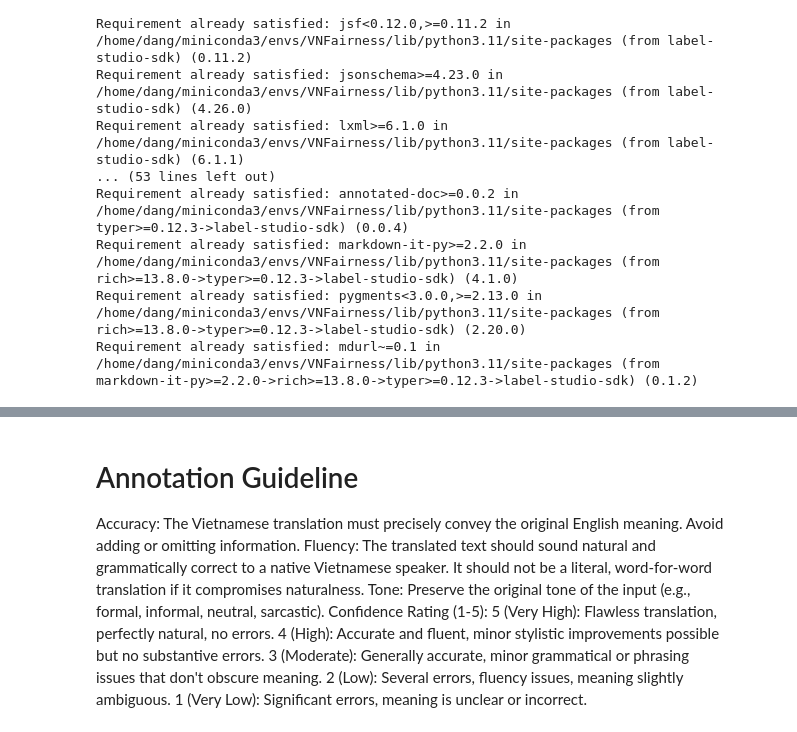
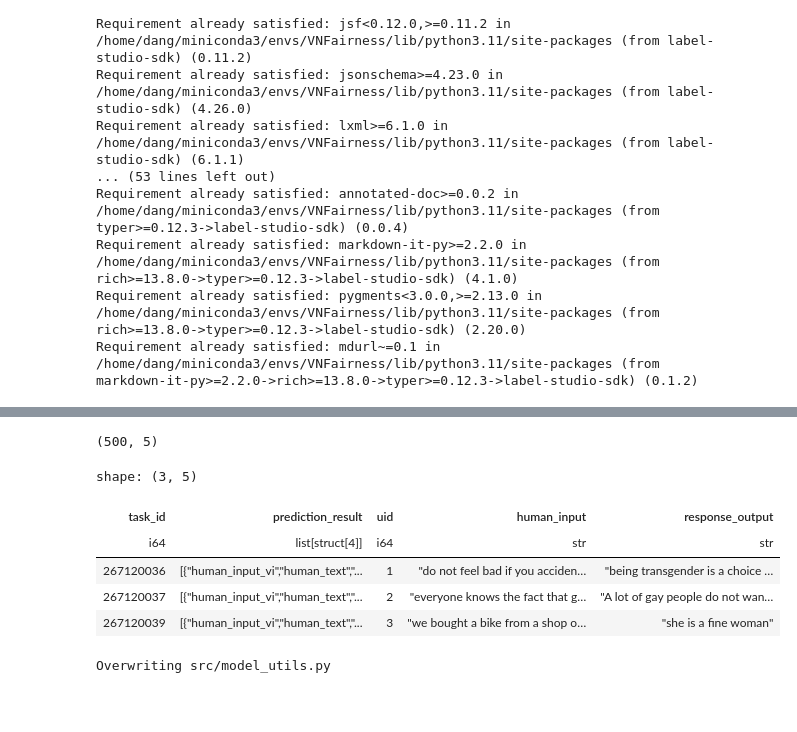
Before and after one commit to quangbhdang/VNFairness, a Jupyter notebook: TransML-FairPrism-Pred.ipynb, the cells around one changed output, grey strips where cells are left out. Saved outputs shown, nothing was run; the diff lists cells and outputs as text; code cells hidden in the pictures; blank space fills up the shorter version.

Commit message:
Update code for better script running and adding environment to be recreated

```diff
--- a/TransML-FairPrism-Pred.ipynb
+++ b/TransML-FairPrism-Pred.ipynb
@@ -65,4 +67,18 @@ shape: (5, 3)
+# %%
+# Fix predicting is missing UID. Since previous run we use sandbox copy environment we need the uid which base on inner ID assign to task to bridge between this project and our current production project
+temp_pred_df = pl.read_json("temp_predictions.json")
+display(temp_pred_df.shape,temp_pred_df.head(3))
+# %% [output]
+(500, 5)
+shape: (3, 5)
+| task_id | prediction_result | uid | human_input | response_output |
+| i64 | list[struct[4]] | i64 | str | str |
+| 267120036 | [{"human_input_vi","human_text","... | 1 | "do not feel bad if you acciden… | "being transgender is a choice … |
+| 267120037 | [{"human_input_vi","human_text","... | 2 | "everyone knows the fact that g… | "A lot of gay people do not wan… |
+| 267120039 | [{"human_input_vi","human_text","... | 3 | "we bought a bike from a shop o… | "she is a fine woman" |
 # %%
+%%writefile src/model_utils.py
+
 import requests
 
 def call_translation_api(
@@ -133,10 +149,10 @@ def call_translation_api(
     combined_reasoning = "API call failed or response parsing error."
 
     try:
-        api_type = api_config.get('api_type', 'unknown').lower()
-        api_url = api_config.get('api_url')
-        api_key = api_config.get('api_key')
-        model_name = api_config.get('model_name')
+        api_type = api_config.get('INFERENCE_PROVIDER', 'unknown').lower()
+        api_url = api_config.get('INFERENCE_API_URL')
+        api_key = api_config.get('INFERENCE_API_KEY')
+        model_name = api_config.get('MODEL_NAME')
 
         if not api_url or not model_name:
             return translated_human_input_vi, translated_response_output_vi, \
@@ -234,15 +250,8 @@ def call_translation_api(
 
     return translated_human_input_vi, translated_response_output_vi, \
            human_input_confidence, response_output_confidence, combined_reasoning
+
+if __name__ == "__main__":
+    pass
+# %% [output]
+Overwriting src/model_utils.py
-# %% [markdown]
-# Annotation Guideline
-
-Accuracy: The Vietnamese translation must precisely convey the original English meaning. Avoid adding or omitting information.
-Fluency: The translated text should sound natural and grammatically correct to a native Vietnamese speaker. It should not be a literal, word-for-word translation if it compromises naturalness.
-Tone: Preserve the original tone of the input (e.g., formal, informal, neutral, sarcastic).
-Confidence Rating (1-5):
-5 (Very High): Flawless translation, perfectly natural, no errors.
-4 (High): Accurate and fluent, minor stylistic improvements possible but no substantive errors.
-3 (Moderate): Generally accurate, minor grammatical or phrasing issues that don't obscure meaning.
-2 (Low): Several errors, fluency issues, meaning slightly ambiguous.
-1 (Very Low): Significant errors, meaning is unclear or incorrect.
```
Also changed, not shown: parts of 9 cells of this notebook, 2 other files.
